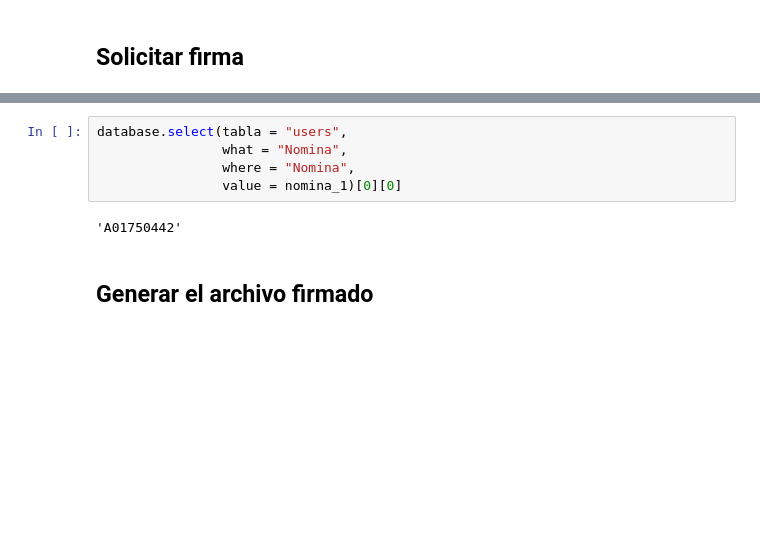
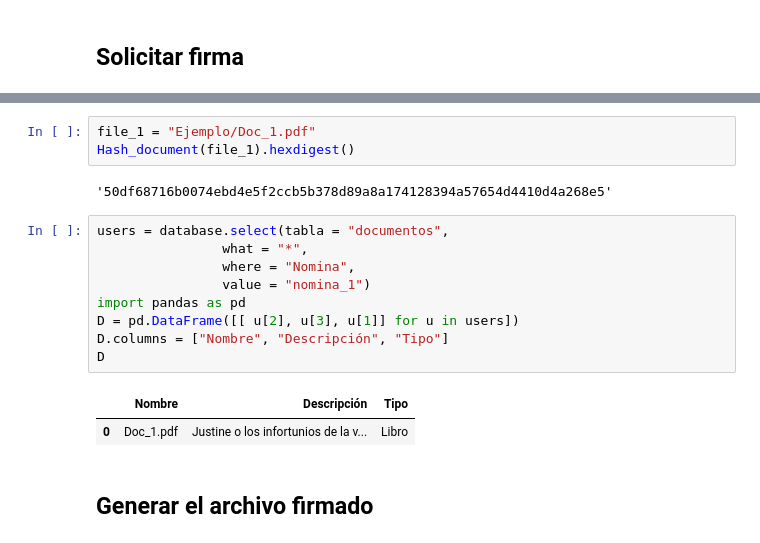
Before and after one commit to bmaor2001/teletonSign, a Jupyter notebook: EjemploFuncionamiento.ipynb, the cells around one changed output, grey strips where cells are left out. Drawn from its saved outputs; the diff is of its cells as text; blank space fills up the shorter version.

```diff
--- a/EjemploFuncionamiento.ipynb
+++ b/EjemploFuncionamiento.ipynb
@@ -93,13 +93,23 @@ database.insert_documentos(Hash = Hash_document(file_1).hexdigest(),
                            Estatus = "Activo")
 # %% [output]
 Doc_1.pdf ha sido añadido a la base de datos.
-# %%
-database.select(tabla = "users",
-                what = "Nomina",
-                where = "Nomina",
-                value = nomina_1)[0][0]
-# %% [output]
-'A01750442'
+# %%
+file_1 = "Ejemplo/Doc_1.pdf"
+Hash_document(file_1).hexdigest()
+# %% [output]
+'50df68716b0074ebd4e5f2ccb5b378d89a8a174128394a57654d4410d4a268e5'
+# %%
+users = database.select(tabla = "documentos",
+                what = "*",
+                where = "Nomina",
+                value = "nomina_1")
+import pandas as pd
+D = pd.DataFrame([[ u[2], u[3], u[1]] for u in users])
+D.columns = ["Nombre", "Descripción", "Tipo"]
+D
+# %% [output]
+|  | Nombre | Descripción | Tipo |
+| 0 | Doc_1.pdf | Justine o los infortunios de la v... | Libro |
 # %% [markdown]
 ## Generar el archivo firmado
 # %%
```
Also changed, not shown: parts of 4 cells of this notebook, 37 other files.
